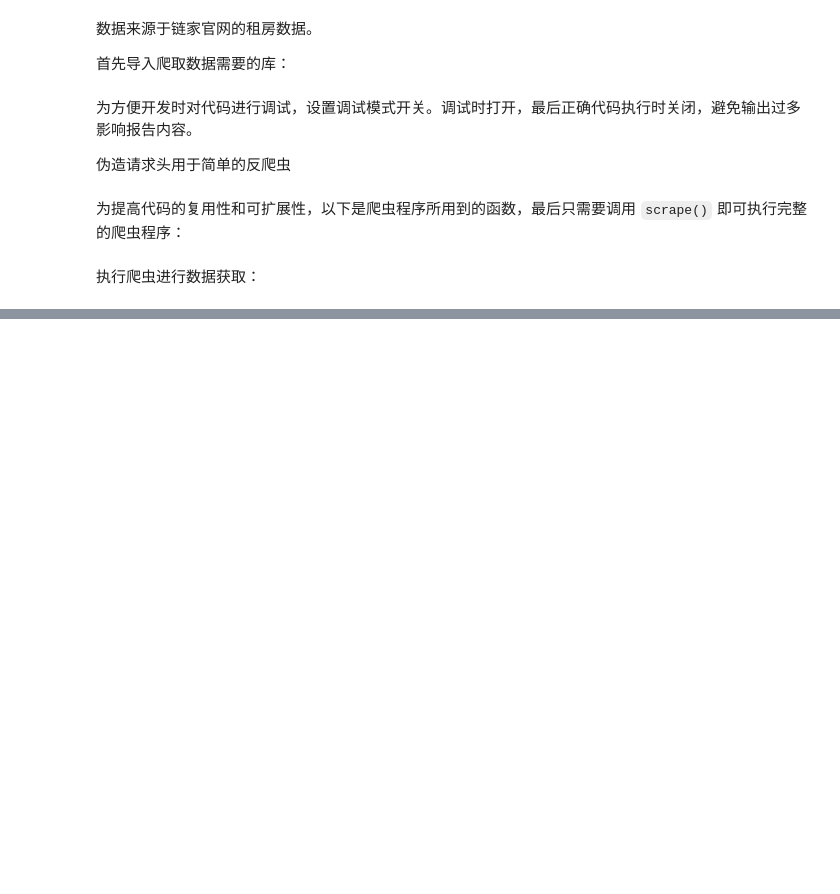
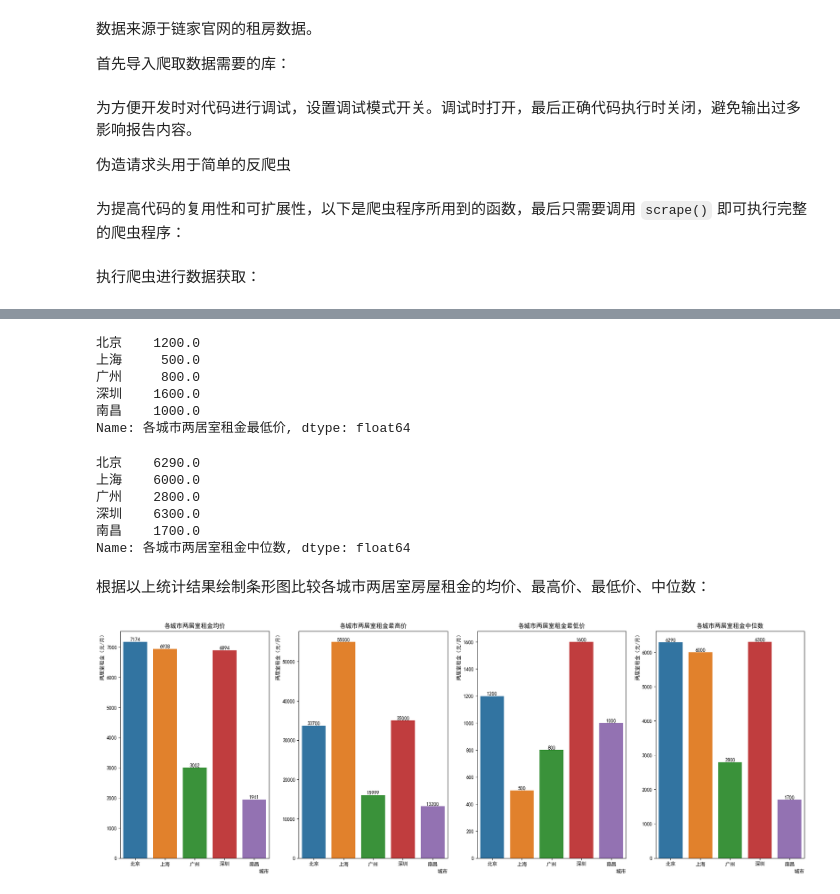
Before and after one commit to dsyislearning/bupt-py, a Jupyter notebook: project/final.ipynb, the cells around one changed output, grey strips where cells are left out. Saved outputs shown, nothing was run; the diff lists cells and outputs as text; code cells hidden in the pictures; blank space fills up the shorter version.

```diff
--- a/project/final.ipynb
+++ b/project/final.ipynb
@@ -202,0 +702,72 @@ scrape() # 启动爬虫程序
+# %%
+# 两居室的租金最低价
+two_room_price_min = pd.Series({
+    '北京': bj_df[
+                (bj_df['户型'].str.split('室').str[0] == '2') | \
+                (bj_df['户型'].str.split('房间').str[0] == '2')
+            ]['租金'].min(),
+    '上海': sh_df[
+                (sh_df['户型'].str.split('室').str[0] == '2') | \
+                (sh_df['户型'].str.split('房间').str[0] == '2')
+            ]['租金'].min(),
+    '广州': gz_df[
+                (gz_df['户型'].str.split('室').str[0] == '2') | \
+                (gz_df['户型'].str.split('房间').str[0] == '2')
+            ]['租金'].min(),
+    '深圳': sz_df[
+                (sz_df['户型'].str.split('室').str[0] == '2') | \
+                (sz_df['户型'].str.split('房间').str[0] == '2')
+            ]['租金'].min(),
+    '南昌': nc_df[
+                (nc_df['户型'].str.split('室').str[0] == '2') | \
+                (nc_df['户型'].str.split('房间').str[0] == '2')
+            ]['租金'].min()
+}, name='各城市两居室租金最低价')
+two_room_price_min
+# %% [output]
+北京    1200.0
+上海     500.0
+广州     800.0
+深圳    1600.0
+南昌    1000.0
+Name: 各城市两居室租金最低价, dtype: float64
+# %%
+# 两居室的租金中位数
+two_room_price_median = pd.Series({
+    '北京': bj_df[
+                (bj_df['户型'].str.split('室').str[0] == '2') | \
+                (bj_df['户型'].str.split('房间').str[0] == '2')
+            ]['租金'].median(),
+    '上海': sh_df[
+                (sh_df['户型'].str.split('室').str[0] == '2') | \
+                (sh_df['户型'].str.split('房间').str[0] == '2')
+            ]['租金'].median(),
+    '广州': gz_df[
+                (gz_df['户型'].str.split('室').str[0] == '2') | \
+                (gz_df['户型'].str.split('房间').str[0] == '2')
+            ]['租金'].median(),
+    '深圳': sz_df[
+                (sz_df['户型'].str.split('室').str[0] == '2') | \
+                (sz_df['户型'].str.split('房间').str[0] == '2')
+            ]['租金'].median(),
+    '南昌': nc_df[
+                (nc_df['户型'].str.split('室').str[0] == '2') | \
+                (nc_df['户型'].str.split('房间').str[0] == '2')
+            ]['租金'].median()
+}, name='各城市两居室租金中位数')
+two_room_price_median
+# %% [output]
+北京    6290.0
+上海    6000.0
+广州    2800.0
+深圳    6300.0
+南昌    1700.0
+Name: 各城市两居室租金中位数, dtype: float64
+# %% [markdown]
+根据以上统计结果绘制条形图比较各城市两居室房屋租金的均价、最高价、最低价、中位数：
+# %%
+# 绘制柱状图，比较各城市的两居室租金均价、最高价、最低价、中位数
+data = [two_room_price_avg, two_room_price_max, two_room_price_min, two_room_price_median]
+plot_avg_max_min_median_comparison(data, '城市', '两居室租金（元/月）')
+# %% [output]
+[figure, added]
```
Also changed, not shown: parts of 155 cells of this notebook.
